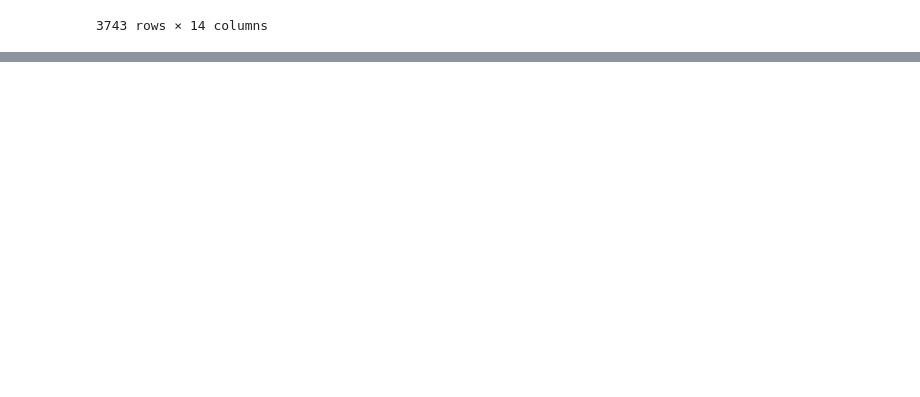
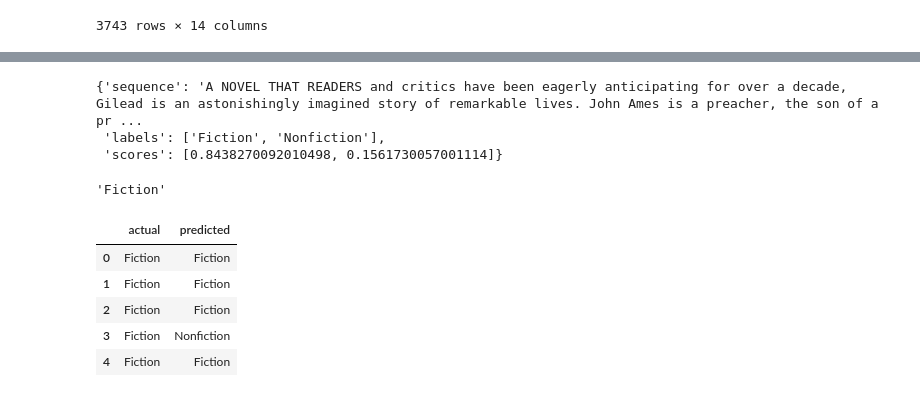
Before and after one commit to aikyaa/book_recommender, a Jupyter notebook: categorisation.ipynb, the cells around one changed output, grey strips where cells are left out. Drawn from its saved outputs; the diff is of its cells as text; code cells hidden in the pictures; blank space fills up the shorter version.

```diff
--- a/categorisation.ipynb
+++ b/categorisation.ipynb
@@ -91,0 +96,29 @@ pipe = pipeline("zero-shot-classification",model="facebook/bart-large-mnli", dev
+# %%
+pipe(sequence, fiction_categories)
+# %% [output]
+{'sequence': 'A NOVEL THAT READERS and critics have been eagerly anticipating for over a decade, Gilead is an astonishingly imagined story of remarkable lives. John Ames is a preacher, the son of a pr ...
+ 'labels': ['Fiction', 'Nonfiction'],
+ 'scores': [0.8438270092010498, 0.1561730057001114]}
+# %%
+import numpy as np
+max_index = np.argmax(pipe(sequence, fiction_categories)["scores"])
+max_label = pipe(sequence, fiction_categories)["labels"][max_index]
+max_label
+# %% [output]
+'Fiction'
+# %%
+def predict_category(sequence, categories):
+    predictions = pipe(sequence, categories)
+    max_index=np.argmax(predictions["scores"])
+    max_label=predictions["labels"][max_index]
+    return max_label
+# %%
+from tqdm import tqdm
+
+known_categories = []
+predicted_categories= []
+
+for i in range(100):
+    sequence= books.loc[books["simple_categories"]=="Fiction", "description"].reset_index(drop=True)[i]
+    predicted_categories += [predict_category(sequence, fiction_categories)]
+    known_categories += ["Fiction"]
@@ -91,0 +130,10 @@ pipe = pipeline("zero-shot-classification",model="facebook/bart-large-mnli", dev
+# %%
+predictions_df= pd.DataFrame({"actual": known_categories, "predicted":predicted_categories})
+predictions_df.head()
+# %% [output]
+|  | actual | predicted |
+| 0 | Fiction | Fiction |
+| 1 | Fiction | Fiction |
+| 2 | Fiction | Fiction |
+| 3 | Fiction | Nonfiction |
+| 4 | Fiction | Fiction |
```
Also changed, not shown: parts of 11 cells of this notebook, 4 other files.
